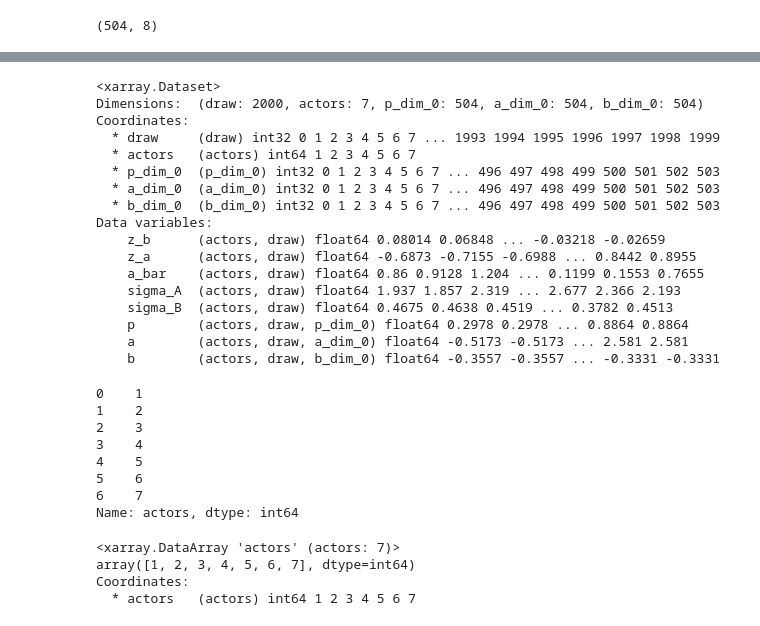
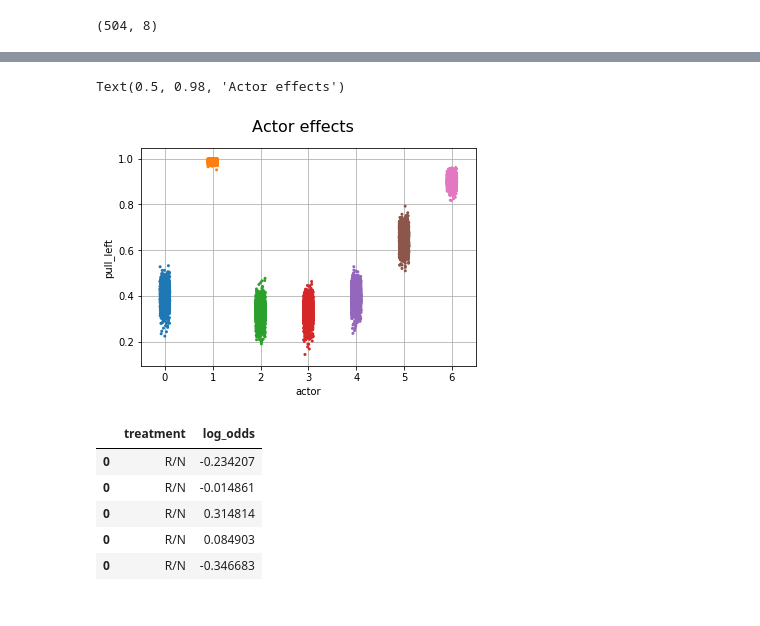
Before and after one commit to StefanSko/rethinking_pymc3_course2022, a Jupyter notebook: 13_GLMM2.ipynb, the cells around one changed output, grey strips where cells are left out. Saved outputs shown, nothing was run; the diff lists cells and outputs as text; code cells hidden in the pictures.

Commit message:
cosmetic changes; add effect plots; save traces

```diff
--- a/13_GLMM2.ipynb
+++ b/13_GLMM2.ipynb
@@ -178,0 +174,9 @@ Inference data with groups:
+# %%
+actor_dict = defaultdict(list)
+for i, arr in enumerate(actors_p):
+    actor_dict['actor'].append(i)
+    actor_dict['pull_left'].append(arr.to_numpy())
+actor_df = pd.DataFrame.from_dict(actor_dict)
+# %%
+actor_df = actor_df.explode('pull_left')
+actor_df['pull_left']=actor_df['pull_left'].astype('float64')
@@ -179 +192,9 @@ Inference data with groups:
+# %%
+fig, ax1 = plt.subplots(1, 1, figsize=(6,4))
+sns.stripplot(x="actor", y="pull_left", size=3, data=actor_df, ax=ax1)
+ax1.grid()
+fig.suptitle('Actor effects', fontsize=16)
+# %% [output]
+Text(0.5, 0.98, 'Actor effects')
+[figure, added]
 # %%
@@ -181,20 +201,0 @@ actors = posterior_sample.posterior.groupby('actors').mean(dim={"treatments", "b
-# %%
-actors
-# %% [output]
-<xarray.Dataset>
-Dimensions:  (draw: 2000, actors: 7, p_dim_0: 504, a_dim_0: 504, b_dim_0: 504)
-Coordinates:
-  * draw     (draw) int32 0 1 2 3 4 5 6 7 ... 1993 1994 1995 1996 1997 1998 1999
-  * actors   (actors) int64 1 2 3 4 5 6 7
-  * p_dim_0  (p_dim_0) int32 0 1 2 3 4 5 6 7 ... 496 497 498 499 500 501 502 503
-  * a_dim_0  (a_dim_0) int32 0 1 2 3 4 5 6 7 ... 496 497 498 499 500 501 502 503
-  * b_dim_0  (b_dim_0) int32 0 1 2 3 4 5 6 7 ... 496 497 498 499 500 501 502 503
-Data variables:
-    z_b      (actors, draw) float64 0.08014 0.06848 ... -0.03218 -0.02659
-    z_a      (actors, draw) float64 -0.6873 -0.7155 -0.6988 ... 0.8442 0.8955
-    a_bar    (actors, draw) float64 0.86 0.9128 1.204 ... 0.1199 0.1553 0.7655
-    sigma_A  (actors, draw) float64 1.937 1.857 2.319 ... 2.677 2.366 2.193
-    sigma_B  (actors, draw) float64 0.4675 0.4638 0.4519 ... 0.3782 0.4513
-    p        (actors, draw, p_dim_0) float64 0.2978 0.2978 ... 0.8864 0.8864
-    a        (actors, draw, a_dim_0) float64 -0.5173 -0.5173 ... 2.581 2.581
-    b        (actors, draw, b_dim_0) float64 -0.3557 -0.3557 ... -0.3331 -0.3331
@@ -203,18 +201,0 @@ actors_p = logistic(actors.a_bar + actors.z_a * actors.sigma_A + actors.z_b * ac
-# %%
-actors_p.to_pandas()
-# %% [output]
-0    1
-1    2
-2    3
-3    4
-4    5
-5    6
-6    7
-Name: actors, dtype: int64
-# %%
-actors_p.actors
-# %% [output]
-<xarray.DataArray 'actors' (actors: 7)>
-array([1, 2, 3, 4, 5, 6, 7], dtype=int64)
-Coordinates:
-  * actors   (actors) int64 1 2 3 4 5 6 7
@@ -222,0 +213,9 @@ posterior_sample.posterior.to
+# %%
+treatment_block_df.head()
+# %% [output]
+|  | treatment | log_odds |
+| 0 | R/N | -0.234207 |
+| 0 | R/N | -0.014861 |
+| 0 | R/N | 0.314814 |
+| 0 | R/N | 0.084903 |
+| 0 | R/N | -0.346683 |
```
Also changed, not shown: parts of 17 cells of this notebook.
